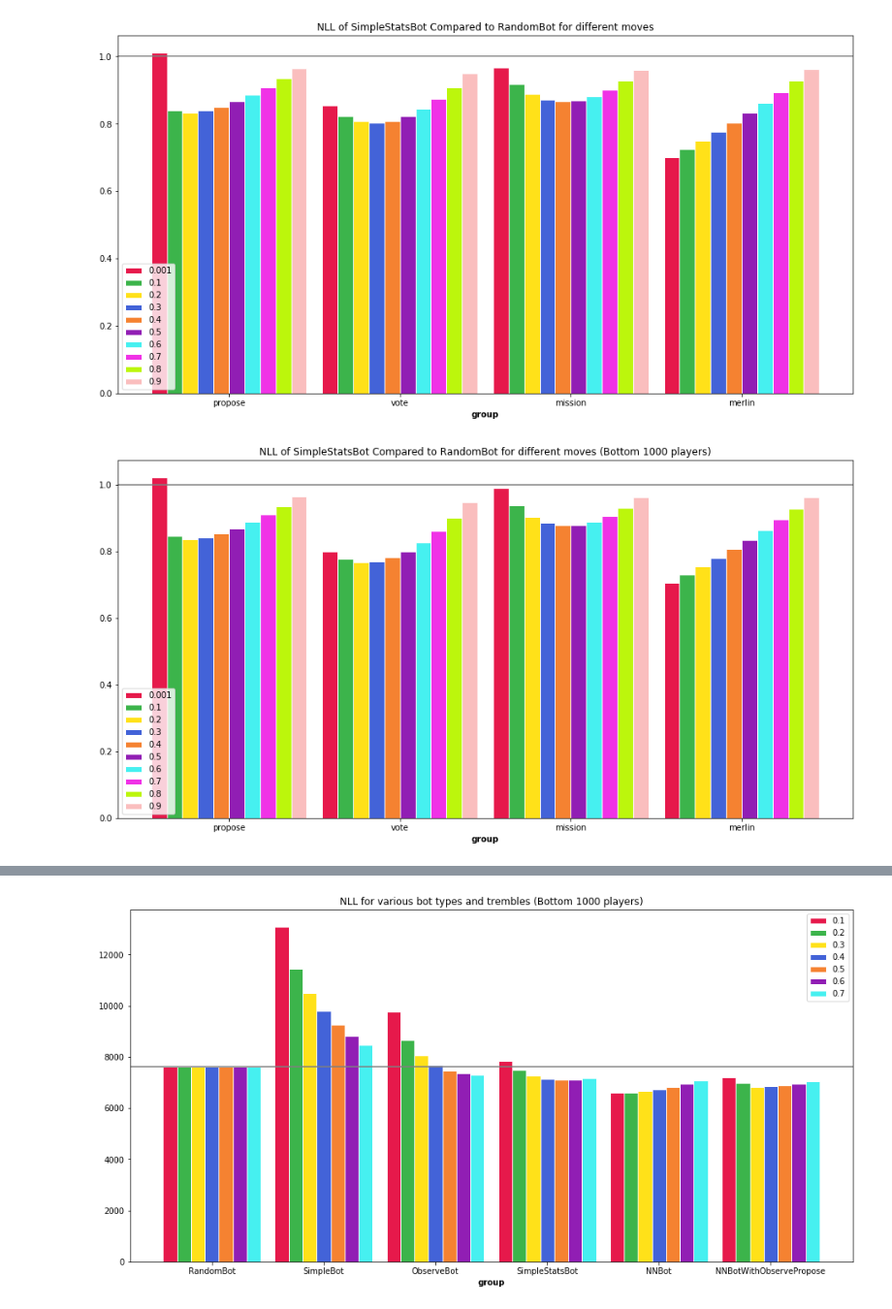
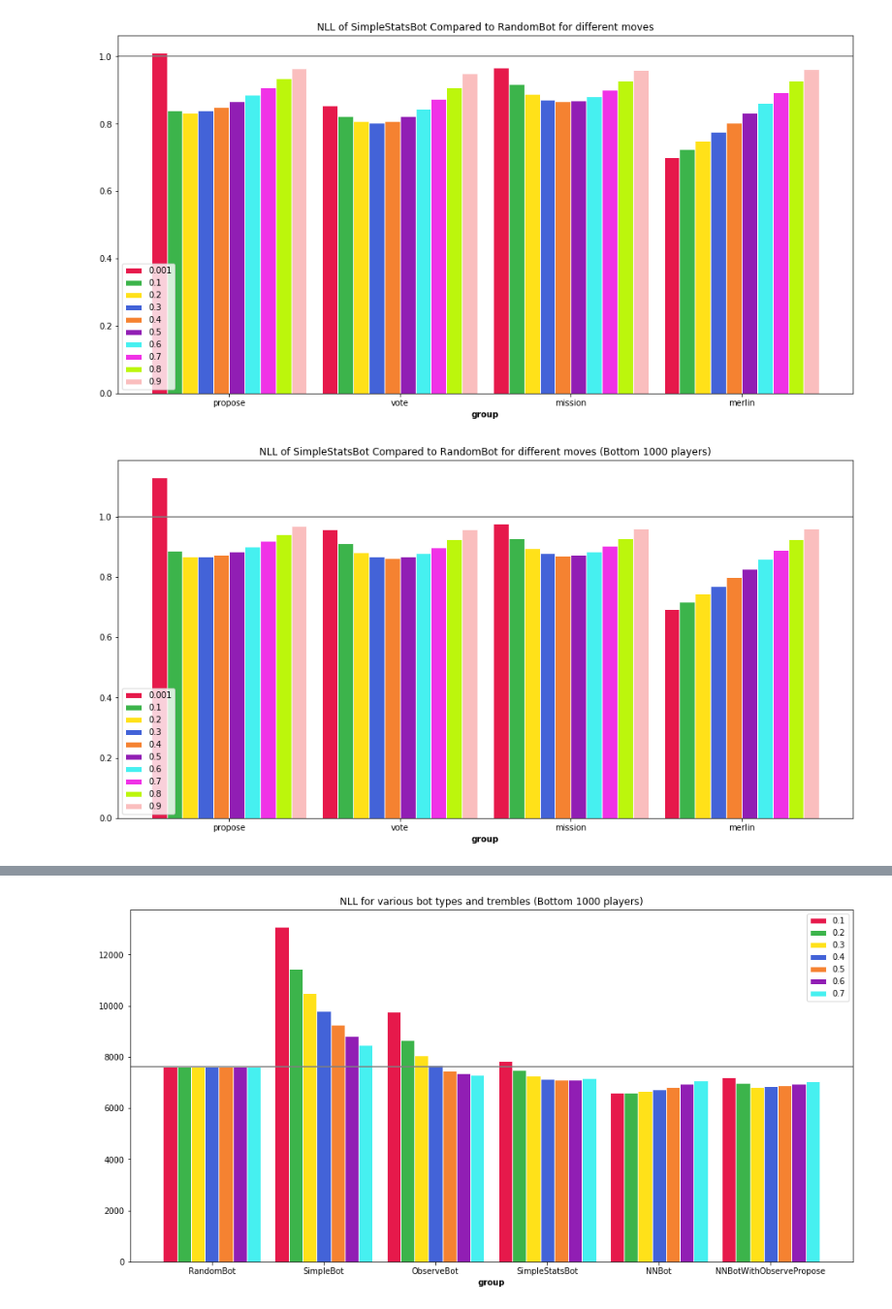
Before and after one commit to Detry322/avalon-bot, a Jupyter notebook: battlefield/Graphs.ipynb, the cells around one changed output, grey strips where cells are left out. Shown at 97% size. Saved outputs shown, nothing was run; the diff lists cells and outputs as text; code cells hidden in the pictures.

```diff
--- a/battlefield/Graphs.ipynb
+++ b/battlefield/Graphs.ipynb
@@ -184,26 +185,26 @@ grouped_barplot(plot_title, trembles, move_types, 1.0, *serieses)
 # %% [output]
 [figure]
 # %%
-TOP100_PLAYERS = RAND_DATA.player.value_counts()[:100].reset_index()['index']
+TOP100_PLAYERS = RAND_DATA.player.value_counts()[1000:].reset_index()['index']
 SSB_TOP100_DATA = SSB_DATA[SSB_DATA.player.isin(TOP100_PLAYERS)]
 RAND_TOP100_DATA = RAND_DATA[RAND_DATA.player.isin(TOP100_PLAYERS)]
 plot_title = "NLL of SimpleStatsBot Compared to RandomBot for different moves (Bottom 1000 players)"
 trembles = [0.001, 0.1, 0.2, 0.3, 0.4, 0.5, 0.6, 0.7, 0.8, 0.9]
 move_types = ["propose", "vote", "mission", "merlin"]
 rand_perf = {
     typ: RAND_TOP100_DATA[(RAND_TOP100_DATA.type == typ) & (RAND_TOP100_DATA.trembling_hand_prob == 0.1)].nll.sum()
     for typ in move_types
 }
 serieses = [
     [
         SSB_TOP100_DATA[(SSB_TOP100_DATA.type == typ) & (SSB_TOP100_DATA.trembling_hand_prob == p)].nll.sum()/rand_perf[typ]
         for typ in move_types
     ]
     for p in trembles
 ]
 grouped_barplot(plot_title, trembles, move_types, 1.0, *serieses)
 # %% [output]
-[figure, old version]
+[figure, new version]
 # %%
 OB_TOP100_DATA = OB_DATA[OB_DATA.player.isin(TOP100_PLAYERS)]
 plot_title = "NLL of ObserveBot Compared to RandomBot for different moves (Top 100 players)"
```
Also changed, not shown: parts of 7 cells of this notebook, 9 other files.
